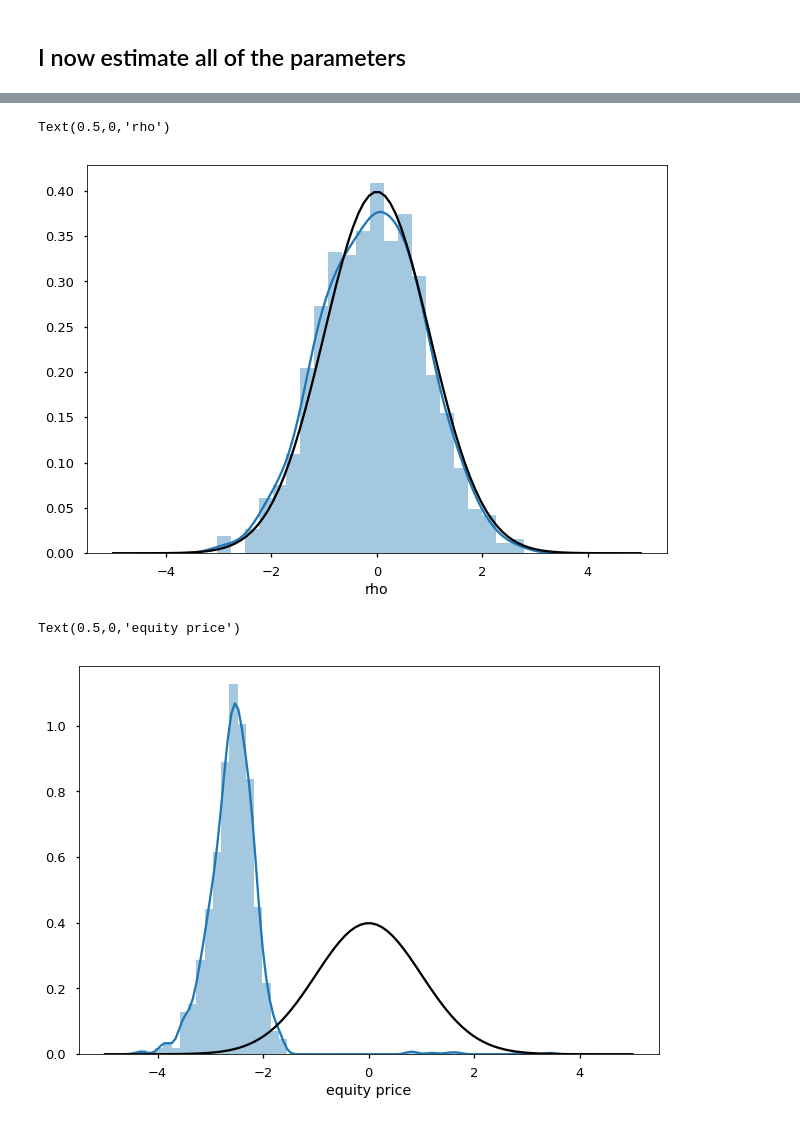
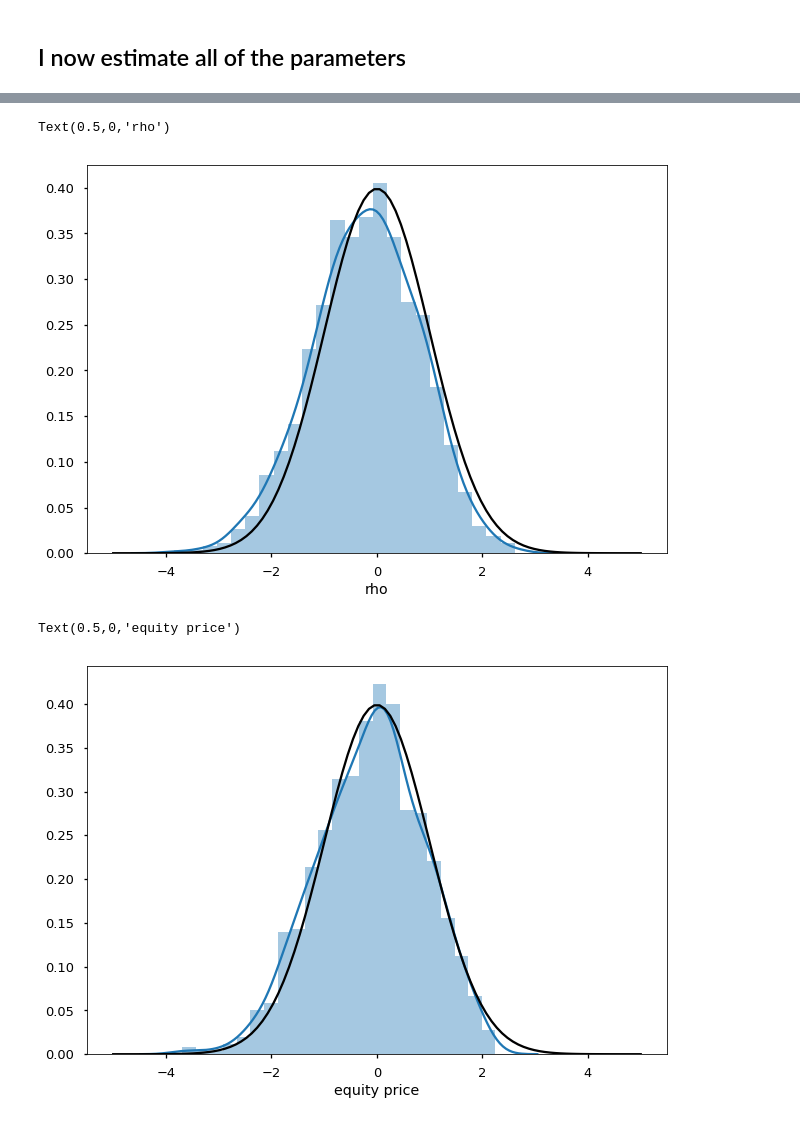
Before and after one commit to sangrey/RiskPriceInference, a Jupyter notebook: volpriceinference/asymptotic_distributions_under_strong_id.ipynb, the cells around one changed output, grey strips where cells are left out. Saved outputs shown, nothing was run; the diff lists cells and outputs as text; code cells hidden in the pictures.

```diff
--- a/volpriceinference/asymptotic_distributions_under_strong_id.ipynb
+++ b/volpriceinference/asymptotic_distributions_under_strong_id.ipynb
@@ -18,13 +20,25 @@ logging.captureWarnings(True)
 # %% [markdown]
 ## Setup the True Parameters /  Simulation Parameters
+# %%
+kharpov = False
 # %%
-true_params = {'equity_price': 0.50,
+if kharpov:
+    true_params = {'equity_price': 0.50,
                'vol_price': -7,
-               'zeta': 1 - (-.02)**2,
+               'zeta': .8,
                'scale': .1,
                'delta': 1.11,
                'rho': .6,
               }
+else:
+     true_params = {'equity_price': 0.47,
+               'vol_price': -.13,
+               'zeta': .91,
+               'scale': 2.49,
+               'delta': 0.30,
+               'rho': .83,
+              }
+
 time_dim = 3000
 sim_dim = 1000
 # %% [markdown]
@@ -141,13 +151,14 @@ rho_ax.plot(np.linspace(-5,5,100), stats.norm.pdf(np.linspace(-5,5,100)), color=
 rho_ax.set_xlabel('rho')
 # %% [output]
 Text(0.5,0,'rho')
-[figure, old version]
+[figure, new version]
 # %%
 equity_price_fix, equity_price_ax = mpl.pyplot.subplots()
-sns.distplot([(est['equity_price'] - true_params['equity_price']) /
-              np.sqrt(cov.loc['equity_price', 'equity_price']) for est, cov in est_arr], ax=equity_price_ax)
+rescaled_data = pd.Series([((est['equity_price'] - true_params['equity_price']) /
+              np.sqrt(cov.loc['equity_price', 'equity_price'])) for est, cov in est_arr]).dropna()
+sns.distplot(rescaled_data , ax=equity_price_ax)
 equity_price_ax.plot(np.linspace(-5,5,100), stats.norm.pdf(np.linspace(-5,5,100)), color='black')
 equity_price_ax.set_xlabel('equity price')
 # %% [output]
 Text(0.5,0,'equity price')
-[figure, old version]
+[figure, new version]
```
Also changed, not shown: parts of 16 cells of this notebook, 4 other files.
